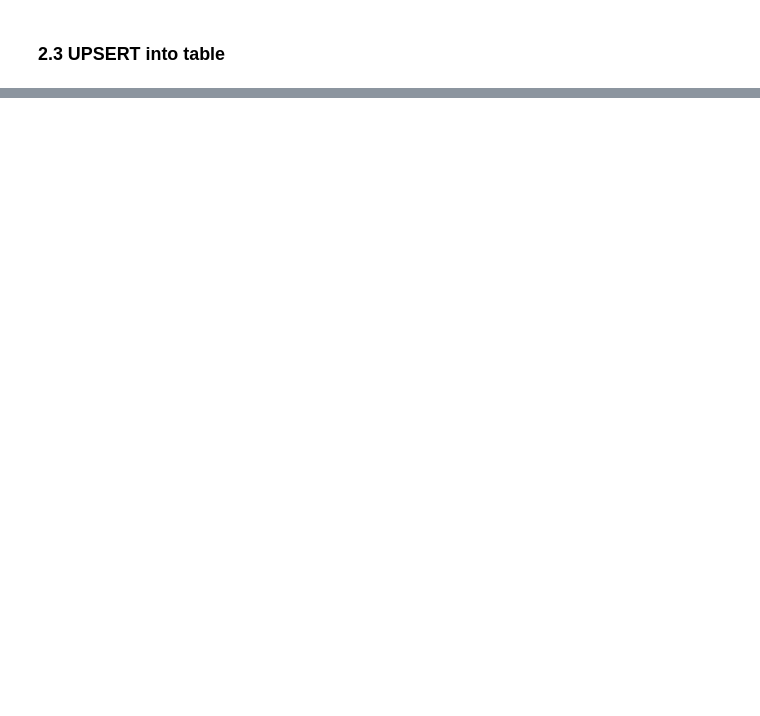
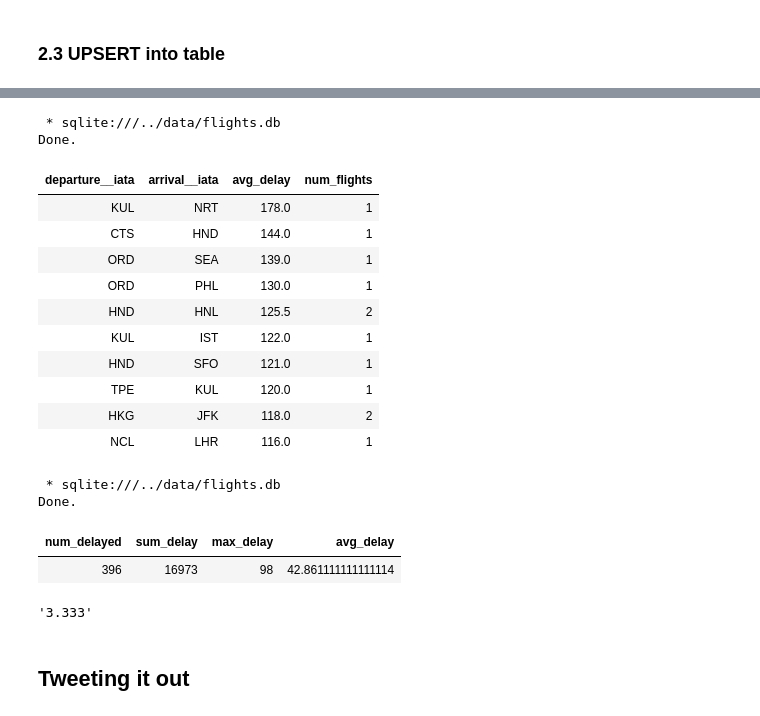
Before and after one commit to vykuang/mh-flight-logs, a Jupyter notebook: notebooks/mvp.ipynb, the cells around one changed output, grey strips where cells are left out. Cells and saved outputs as stored; diff of their text form; code cells hidden in the pictures; blank space fills up the shorter version.

```diff
--- a/notebooks/mvp.ipynb
+++ b/notebooks/mvp.ipynb
@@ -238,0 +261,43 @@ AttributeError: 'list' object has no attribute 'values'
+# %%
+%%sql
+select
+    departure__iata,
+    arrival__iata,
+    avg(departure__delay) avg_delay,
+    count(*) num_flights
+from import_flight_records
+group by departure__iata, arrival__iata
+order by avg_delay desc
+limit 10;
+# %% [output]
+ * sqlite:///../data/flights.db
+Done.
+| departure__iata | arrival__iata | avg_delay | num_flights |
+| KUL | NRT | 178.0 | 1 |
+| CTS | HND | 144.0 | 1 |
+| ORD | SEA | 139.0 | 1 |
+| ORD | PHL | 130.0 | 1 |
+| HND | HNL | 125.5 | 2 |
+| KUL | IST | 122.0 | 1 |
+| HND | SFO | 121.0 | 1 |
+| TPE | KUL | 120.0 | 1 |
+| HKG | JFK | 118.0 | 2 |
+| NCL | LHR | 116.0 | 1 |
+# %%
+%%sql
+select count(*) num_delayed,
+sum(departure__delay) sum_delay,
+max(departure__delay) max_delay,
+avg(departure__delay) avg_delay
+from import_flight_records
+where date(departure__scheduled) = '2023-09-15';
+# %% [output]
+ * sqlite:///../data/flights.db
+Done.
+| num_delayed | sum_delay | max_delay | avg_delay |
+| 396 | 16973 | 98 | 42.861111111111114 |
+# %%
+a = 10/3
+f"{a:.3f}"
+# %% [output]
+'3.333'
@@ -238,0 +307,2 @@ AttributeError: 'list' object has no attribute 'values'
+# %% [markdown]
+## Tweeting it out
```
Also changed, not shown: parts of 13 cells of this notebook, 3 other files.
